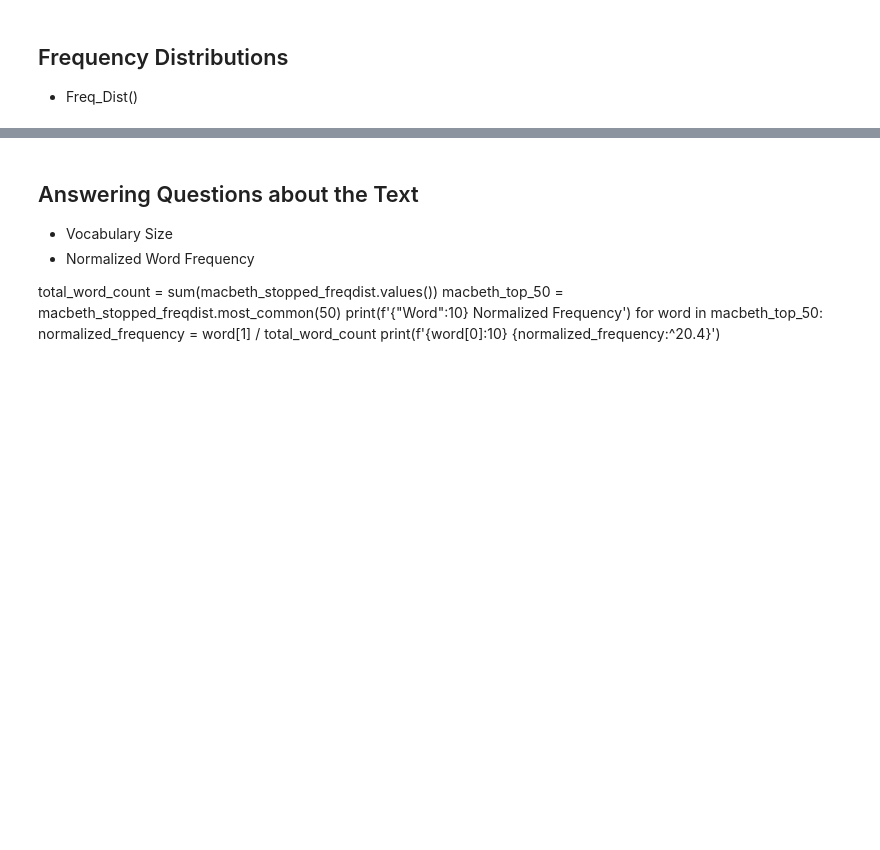
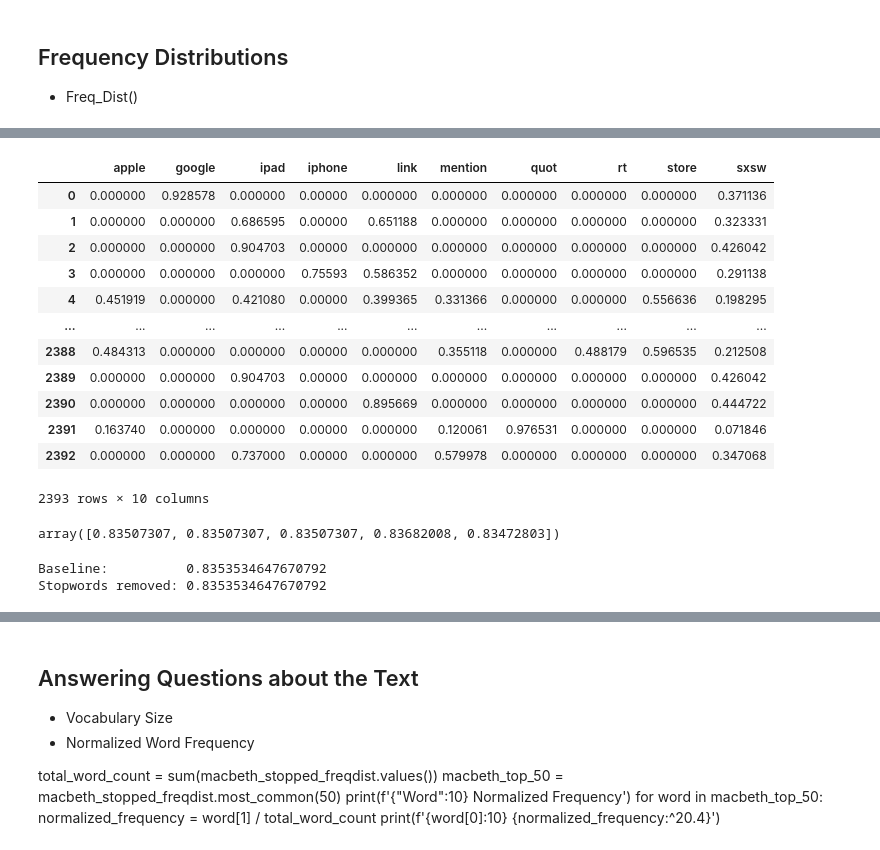
Before and after one commit to mitchellren123/Twitter-NLP-Sentiment, a Jupyter notebook: Twitter-NLP.ipynb, the cells around one changed output, grey strips where cells are left out. Cells and saved outputs as stored; diff of their text form; code cells hidden in the pictures; blank space fills up the shorter version.

```diff
--- a/Twitter-NLP.ipynb
+++ b/Twitter-NLP.ipynb
@@ -162,0 +344,37 @@ macbeth_stopped_freqdist.most_common(50)
+# %%
+# Instantiate the vectorizer
+tfidf = TfidfVectorizer(
+    max_features=10,
+    stop_words=stopwords_list
+)
+
+# Fit the vectorizer on X_train["text"] and transform it
+X_train_vectorized = tfidf.fit_transform(X_train["tweet_text"])
+
+# Visually inspect the vectorized data
+pd.DataFrame.sparse.from_spmatrix(X_train_vectorized, columns=tfidf.get_feature_names())
+# %% [output]
+|  | apple | google | ipad | iphone | link | mention | quot | rt | store | sxsw |
+| 0 | 0.000000 | 0.928578 | 0.000000 | 0.00000 | 0.000000 | 0.000000 | 0.000000 | 0.000000 | 0.000000 | 0.371136 |
+| 1 | 0.000000 | 0.000000 | 0.686595 | 0.00000 | 0.651188 | 0.000000 | 0.000000 | 0.000000 | 0.000000 | 0.323331 |
+| 2 | 0.000000 | 0.000000 | 0.904703 | 0.00000 | 0.000000 | 0.000000 | 0.000000 | 0.000000 | 0.000000 | 0.426042 |
+| 3 | 0.000000 | 0.000000 | 0.000000 | 0.75593 | 0.586352 | 0.000000 | 0.000000 | 0.000000 | 0.000000 | 0.291138 |
+| 4 | 0.451919 | 0.000000 | 0.421080 | 0.00000 | 0.399365 | 0.331366 | 0.000000 | 0.000000 | 0.556636 | 0.198295 |
+| ... | ... | ... | ... | ... | ... | ... | ... | ... | ... | ... |
+| 2388 | 0.484313 | 0.000000 | 0.000000 | 0.00000 | 0.000000 | 0.355118 | 0.000000 | 0.488179 | 0.596535 | 0.212508 |
+| 2389 | 0.000000 | 0.000000 | 0.904703 | 0.00000 | 0.000000 | 0.000000 | 0.000000 | 0.000000 | 0.000000 | 0.426042 |
+| 2390 | 0.000000 | 0.000000 | 0.000000 | 0.00000 | 0.895669 | 0.000000 | 0.000000 | 0.000000 | 0.000000 | 0.444722 |
+| 2391 | 0.163740 | 0.000000 | 0.000000 | 0.00000 | 0.000000 | 0.120061 | 0.976531 | 0.000000 | 0.000000 | 0.071846 |
+| 2392 | 0.000000 | 0.000000 | 0.737000 | 0.00000 | 0.000000 | 0.579978 | 0.000000 | 0.000000 | 0.000000 | 0.347068 |
+2393 rows × 10 columns
+# %%
+stopwords_removed_cv = cross_val_score(baseline_model, X_train_vectorized, y_train)
+stopwords_removed_cv
+# %% [output]
+array([0.83507307, 0.83507307, 0.83507307, 0.83682008, 0.83472803])
+# %%
+print("Baseline:         ", baseline_cv.mean())
+print("Stopwords removed:", stopwords_removed_cv.mean())
+# %% [output]
+Baseline:          0.8353534647670792
+Stopwords removed: 0.8353534647670792
```
Also changed, not shown: parts of 20 cells of this notebook.
